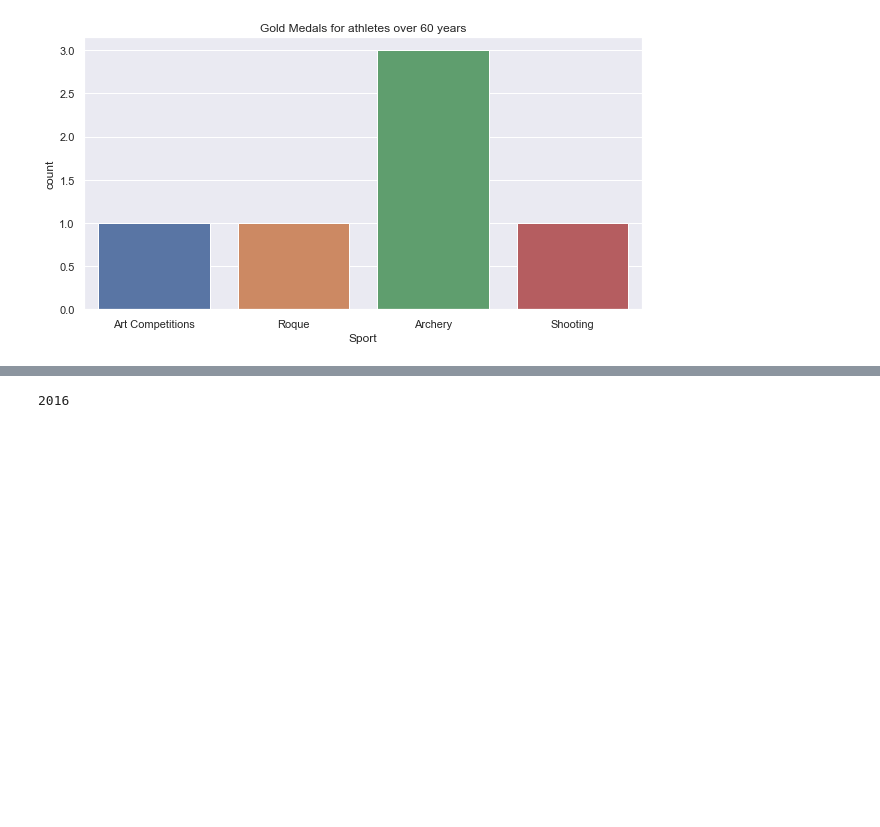
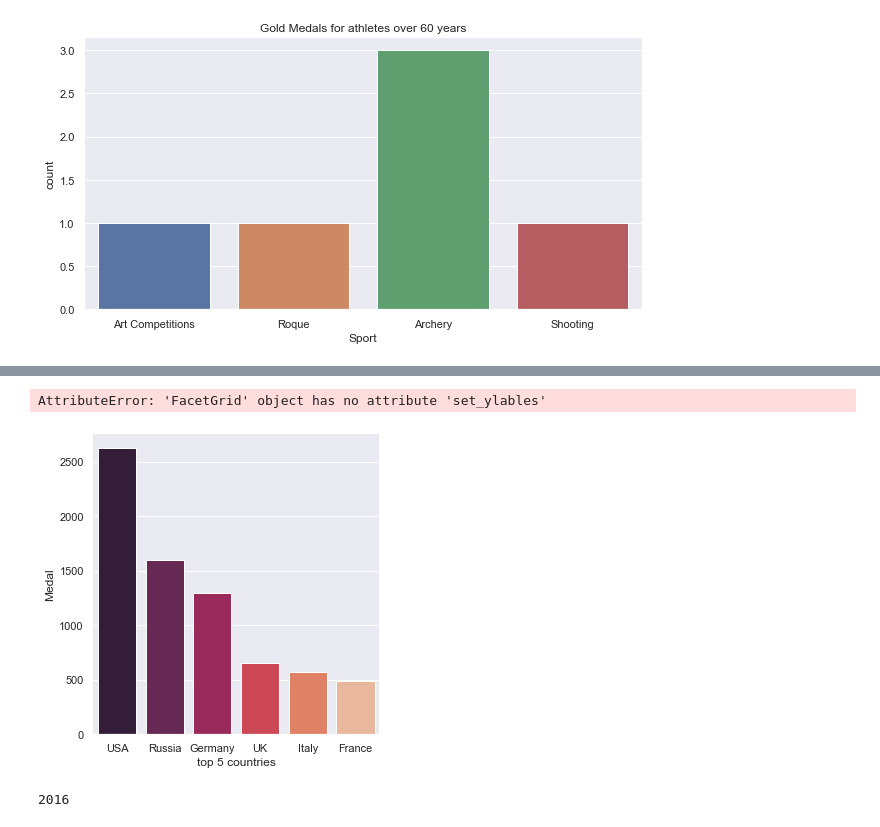
Before and after one commit to Rishiraj-singh7/Olympics-Data-, a Jupyter notebook: main.ipynb, the cells around one changed output, grey strips where cells are left out. Cells and saved outputs as stored; diff of their text form; code cells hidden in the pictures; blank space fills up the shorter version.

```diff
--- a/main.ipynb
+++ b/main.ipynb
@@ -285,5 +278,0 @@ womenolympics.head()
-# %%
-sns.set(style='darkgrid')
-plt.figure(figsize=(20,10))
-sns.countplot(x='Year', data = womenolympics, palette="Spectral")
-plt.title('Women Participation')
@@ -343,11 +329,15 @@ TypeError: bad operand type for unary -: 'str'
 # %%
-totalgoldmedals = goldmedals.Region.value_counts().reset_index(name='Mdeal').head(6)
-g = sns.catplot(x='index', y = 'Medal', data =totalgoldmedals,
-                height=5, kind='bar', palette='rocket')
+totalGoldmedals = goldmedals.Region.value_counts().reset_index(name='Medal').head(6)
+g = sns.catplot(x='index', y='Medal' , data=totalGoldmedals,
+                height=5, kind = 'bar', palette='rocket')
+
 g.despine(left=True)
-g.set_xlabels("top 5 country")
-g.set_ylables("numbers of medals")
-plt.title('Gold medals per country')
+g.set_xlabels('top 5 countries')
+g.set_ylables('Numbers of medals')
+plt.title('gold medals oer country')
+# %% [output]
+AttributeError: 'FacetGrid' object has no attribute 'set_ylables'
+[figure, added]
 # %%
 #rio olympics
 max_year = athletes_df.Year.max()
```
Also changed, not shown: parts of 5 cells of this notebook.
